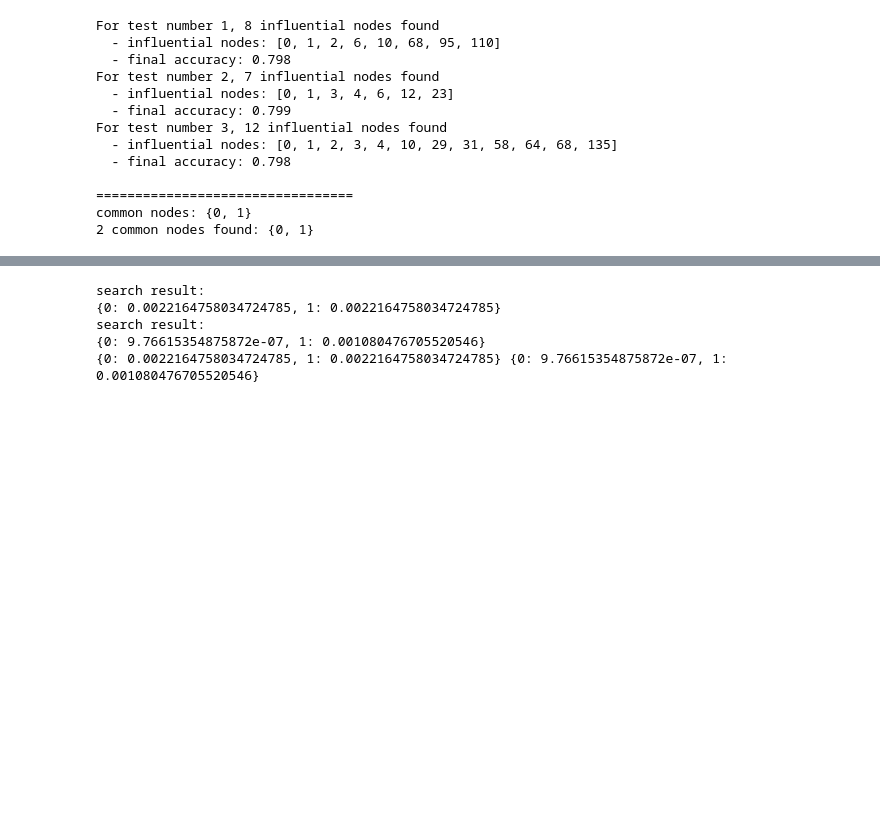
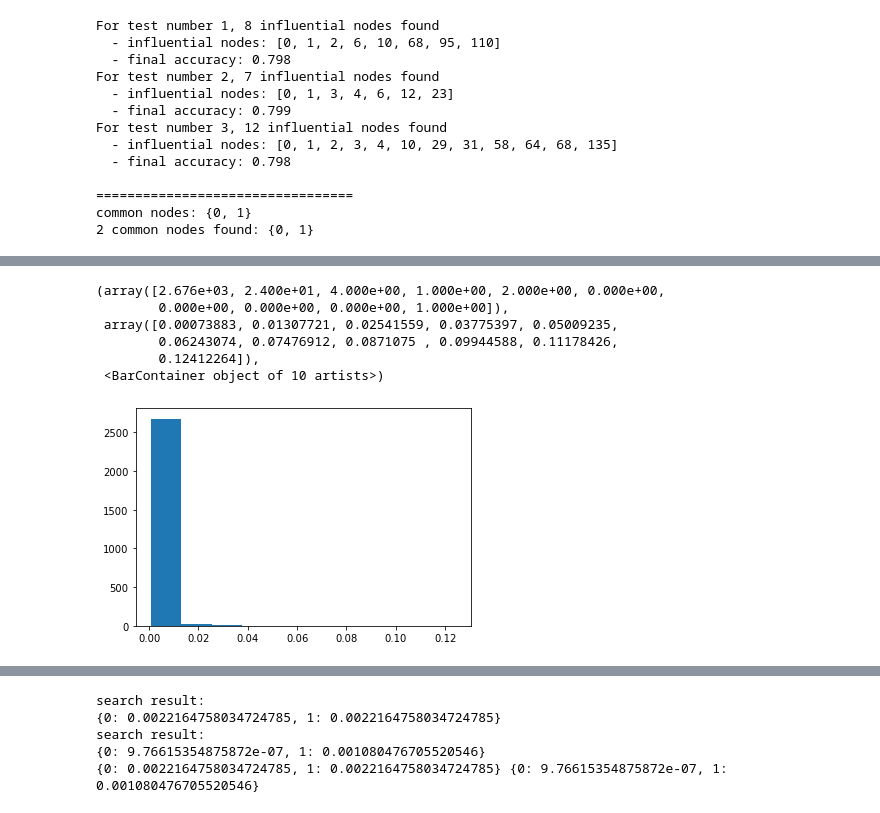
Before and after one commit to theodora-yko/GNN_diagnostics, a Jupyter notebook: experiment-uncertainty.ipynb, the cells around one changed output, grey strips where cells are left out. Cells and saved outputs as stored; diff of their text form; code cells hidden in the pictures; blank space fills up the shorter version.

```diff
--- a/experiment-uncertainty.ipynb
+++ b/experiment-uncertainty.ipynb
@@ -138,0 +144,10 @@ dtype: int64
+# %%
+plt.hist(dc_g.values())
+# %% [output]
+(array([2.676e+03, 2.400e+01, 4.000e+00, 1.000e+00, 2.000e+00, 0.000e+00,
+        0.000e+00, 0.000e+00, 0.000e+00, 1.000e+00]),
+ array([0.00073883, 0.01307721, 0.02541559, 0.03775397, 0.05009235,
+        0.06243074, 0.07476912, 0.0871075 , 0.09944588, 0.11178426,
+        0.12412264]),
+ <BarContainer object of 10 artists>)
+[figure, added]
```
Also changed, not shown: parts of 12 cells of this notebook.
